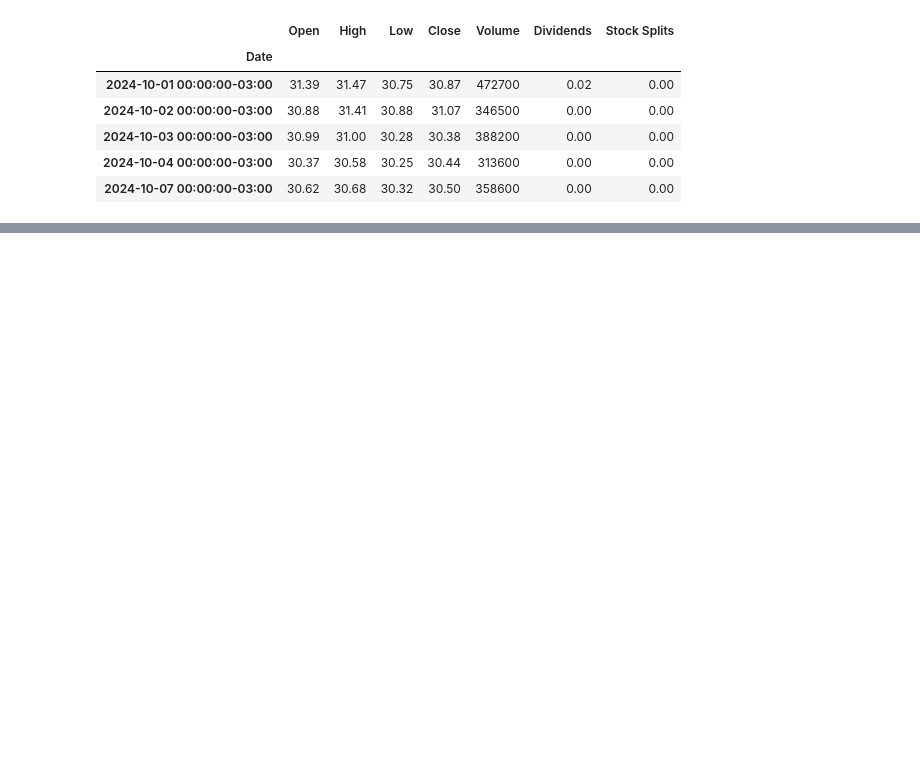
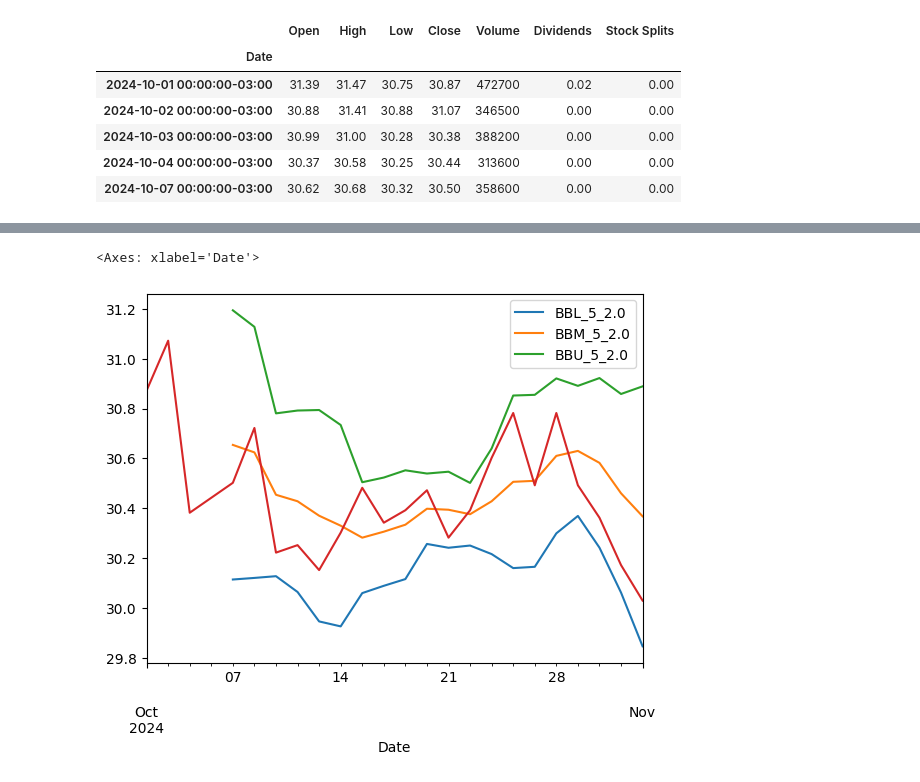
Before and after one commit to Felipe-Pinto/python_para_investimentos, a Jupyter notebook: CandleStick.ipynb, the cells around one changed output, grey strips where cells are left out. Cells and saved outputs as stored; diff of their text form; code cells hidden in the pictures; blank space fills up the shorter version.

```diff
--- a/CandleStick.ipynb
+++ b/CandleStick.ipynb
@@ -88,0 +142,7 @@ dados.head()
+# %%
+# Plot de preço de fechamento e as bandas de bollinger
+(df2).iloc[:,:3].plot()
+dados['Close'].plot()
+# %% [output]
+<Axes: xlabel='Date'>
+[figure, added]
```
Also changed, not shown: parts of 15 cells of this notebook.
